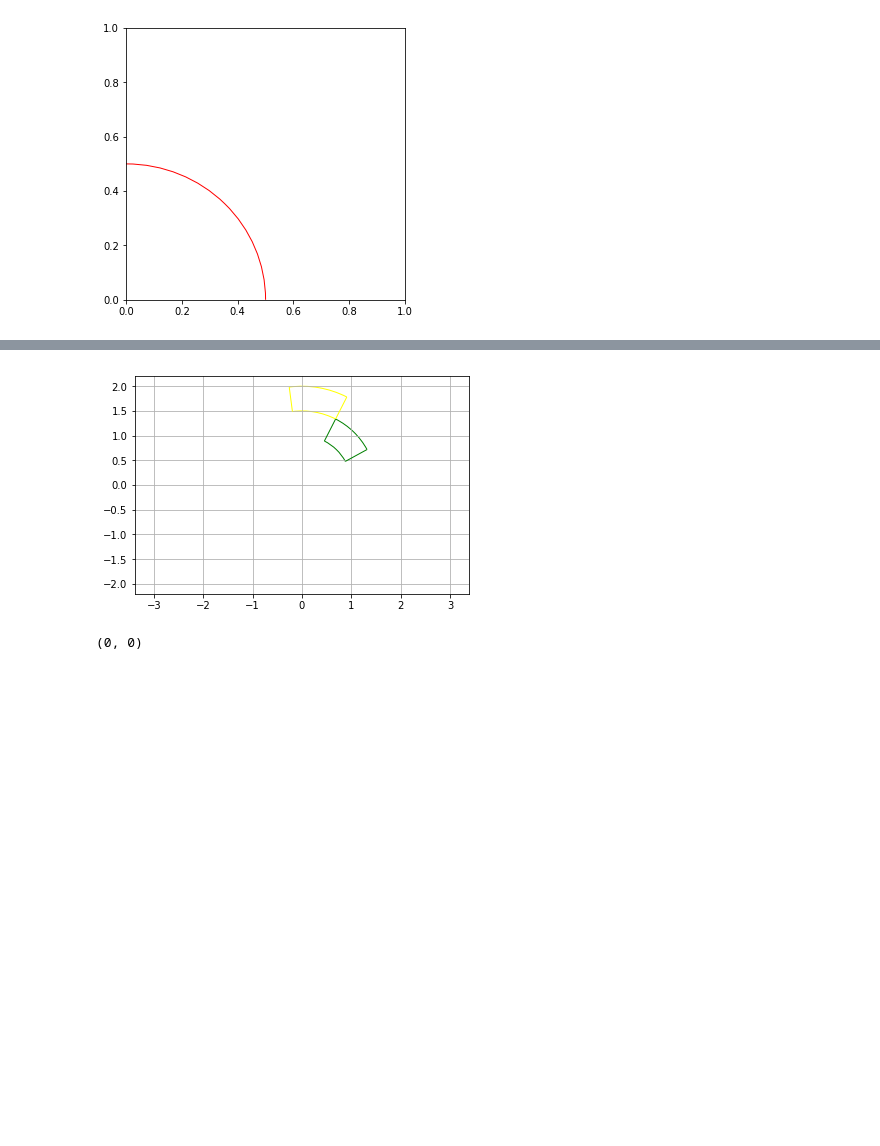
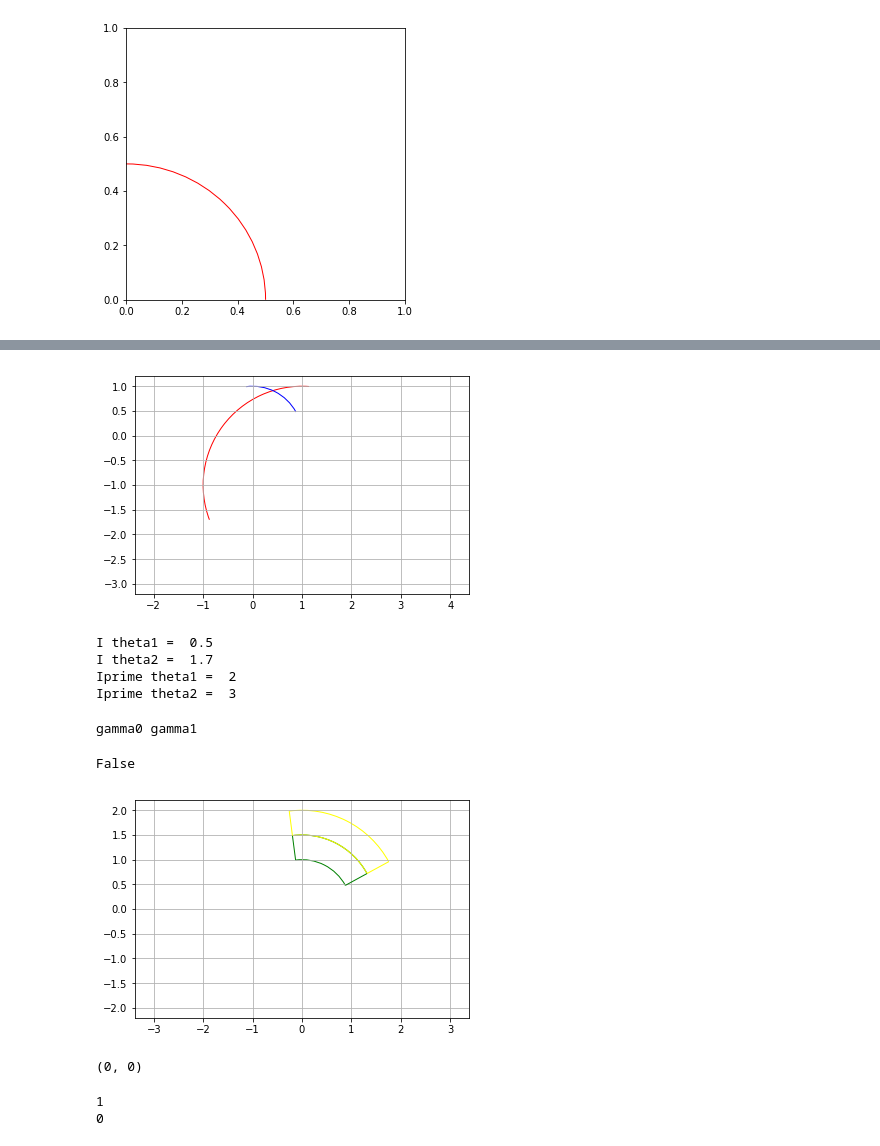
Before and after one commit to KshitijBhat/interval-analysis-method, a Jupyter notebook: interval_test_algo.ipynb, the cells around one changed output, grey strips where cells are left out. Drawn from its saved outputs; the diff is of its cells as text; code cells hidden in the pictures; blank space fills up the shorter version.

```diff
--- a/interval_test_algo.ipynb
+++ b/interval_test_algo.ipynb
@@ -109,5 +118,33 @@ plt.show()
+# %%
+fig,ax = plt.subplots()
+I2.gamma2.draw(ax,'red')
+I1.gamma1.draw(ax,'blue')
+plt.axis('equal')
+plt.grid()
+plt.show()
+# %% [output]
+[figure, added]
+# %%
+print('I theta1 = ',I1.gamma1.theta1)
+print('I theta2 = ',I1.gamma1.theta2)
+print('Iprime theta1 = ',I2.gamma2.theta1)
+print('Iprime theta2 = ',I2.gamma2.theta2)
+# %% [output]
+I theta1 =  0.5
+I theta2 =  1.7
+Iprime theta1 =  2
+Iprime theta2 =  3
+# %%
+inclusion_test(I1,I2)
+# %% [output]
+gamma0 gamma1
+# %%
+i,j = 1,0
+arc_arc(I1.gamma[i],I2.gamma[j])
+# %% [output]
+False
 # %%
-L,R = I1.bisect()
+L,R = I1.bisect(0)
 fig,ax = plt.subplots()
 L.draw(ax,'green')
 R.draw(ax,'yellow')
@@ -115,11 +152,17 @@ plt.axis('equal')
 plt.grid()
 plt.show()
 # %% [output]
-[figure, old version]
+[figure, new version]
 # %%
 s1 = Segment((0,0),(0,1))
 tuple(s1.points[0])
 # %% [output]
 (0, 0)
+# %%
+for i in range(1,-1,-1):
+    print(i)
+# %% [output]
+1
+0
 # %%
 def inclusion_test(I,Iprime):
```
Also changed, not shown: parts of 12 cells of this notebook, 1 other file.
